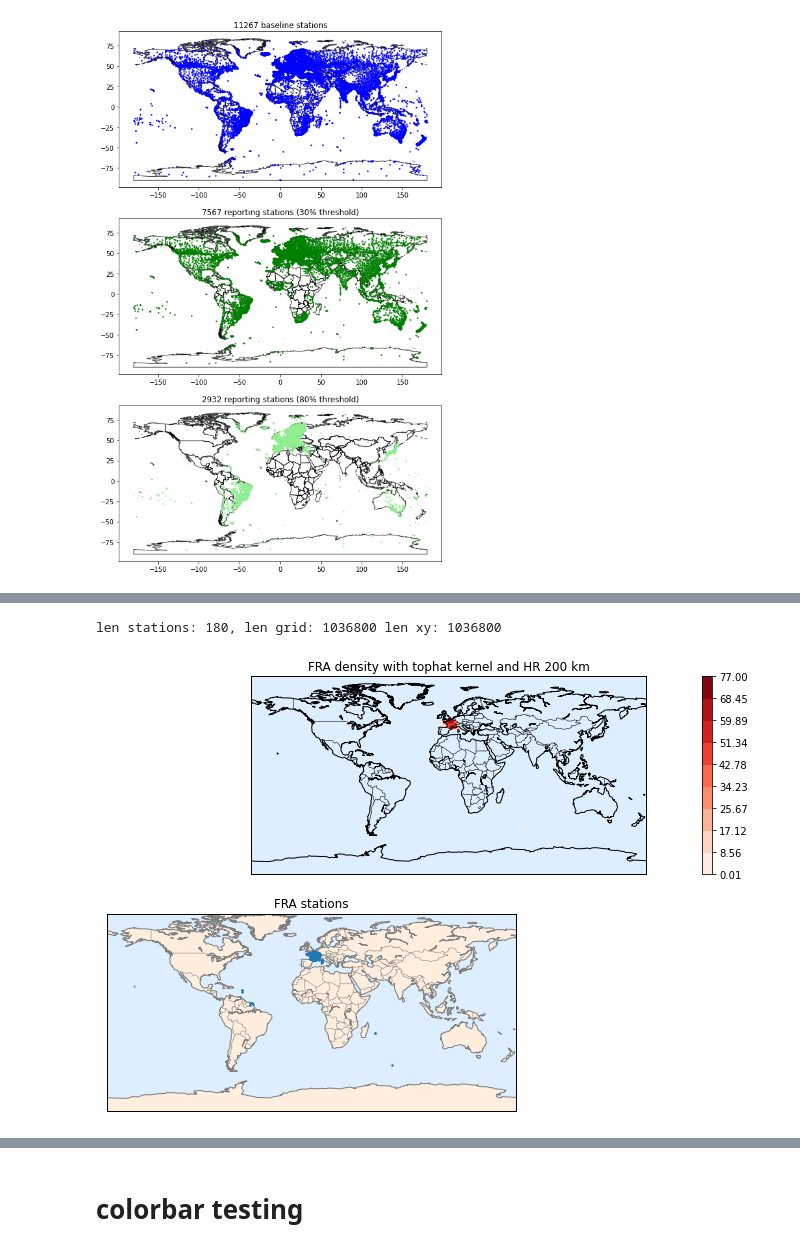
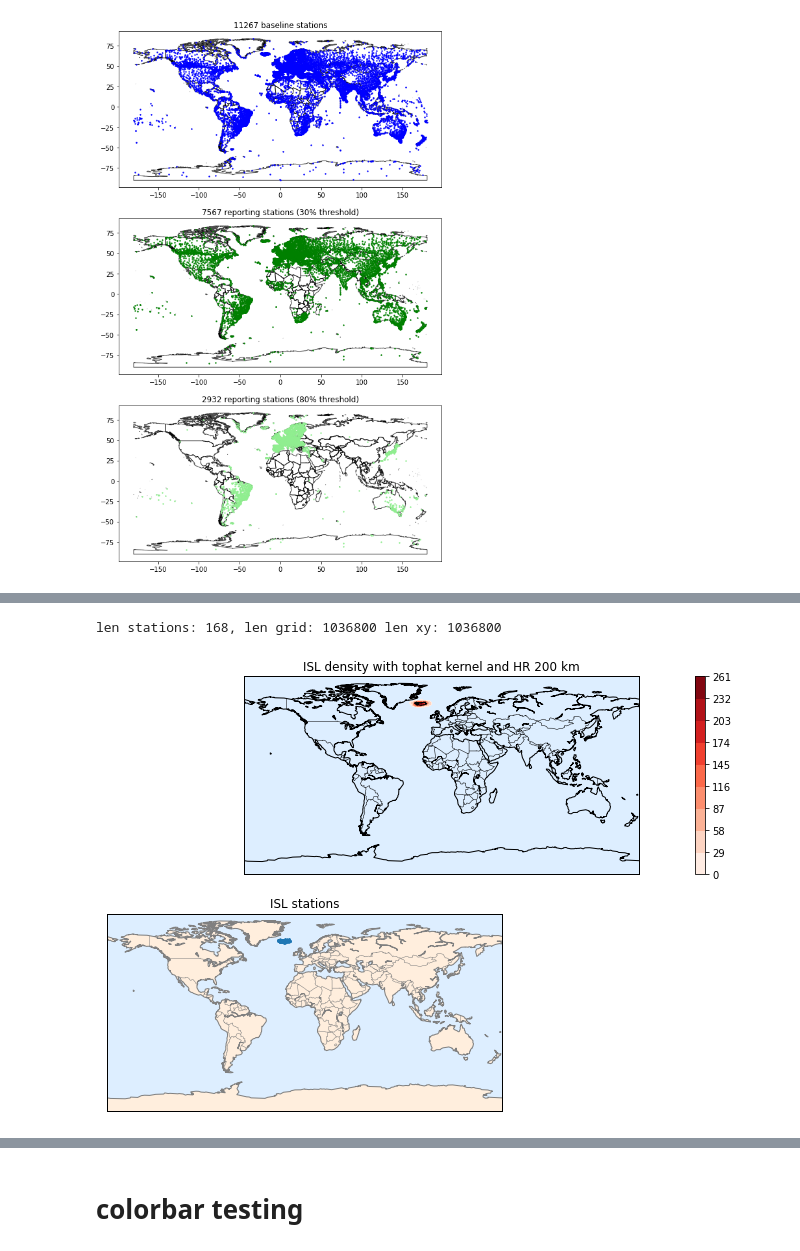
Before and after one commit to kurt-hectic/wmo-notebooks, a Jupyter notebook: GBON HR definitions.ipynb, the cells around one changed output, grey strips where cells are left out. Drawn from its saved outputs; the diff is of its cells as text; code cells hidden in the pictures.

```diff
--- a/GBON HR definitions.ipynb
+++ b/GBON HR definitions.ipynb
@@ -410,7 +415,3 @@ def construct_global_grid(world,eez,width=0.05):
     return xy,gdf_grid[["POL_C_CODE",]],X,Y
 
 xy,gdf_grid,X,Y=construct_global_grid(gdf_world_area,gdf_eez)
-# %%
-iso3="IND"
-ax=gdf_world.plot(figsize=(20,20))
-gpd.GeoDataFrame( geometry=gpd.points_from_xy( xy[gdf_grid.POL_C_CODE==iso3,1], xy[gdf_grid.POL_C_CODE==iso3,0] ) , crs="epsg:4326" ).plot(ax=ax,color="red")
@@ -422,6 +420,10 @@ def compute_density(stations,grid,xy,X,Y,iso3,plot=True):
 
     stations=stations[stations.country_id==iso3]
     print("len stations: {}, len grid: {} len xy: {}".format(len(stations),len(grid),len(xy)))
+
+    if len(stations)==0:
+        ret = np.zeros(1)
+        return ret , ret==0
 
     latlong=np.vstack([stations.geometry.y,stations.geometry.x]).T
 
@@ -454,39 +456,35 @@ def compute_density(stations,grid,xy,X,Y,iso3,plot=True):
     # evaluate only on the land: -9999 indicates ocean
     Z = np.full(country_mask.shape[0], -1)
     Z[country_mask] = np.exp(kde.score_samples(xy))
     Z = Z.reshape(X.shape)
 
     if plot:
         # plot contours of the density
         levels = np.linspace(0.01,Z.max(),10)
 
         cs3 = ax[0].contourf(X, Y, Z, levels=levels, cmap=cmap)
         #cs3 = ax[0].contourf(X, Y, Z,  cmap=cmap)
 
         fig.colorbar(cs3,ax=ax[0])
 
         # plot points for comparison
         m = Basemap(projection='cyl', resolution='c',
-                    llcrnrlat=ygrid.min(), urcrnrlat=ygrid.max(),
-                    llcrnrlon=xgrid.min(), urcrnrlon=xgrid.max(),ax=ax[1])
+                    llcrnrlat=Y.min(), urcrnrlat=Y.max(),
+                    llcrnrlon=X.min(), urcrnrlon=X.max(),ax=ax[1])
         m.drawmapboundary(fill_color='#DDEEFF')
         m.fillcontinents(color='#FFEEDD')
         m.drawcoastlines(color='gray', zorder=2)
         m.drawcountries(color='gray', zorder=2)
 
         # plot locations
         m.scatter(latlong[:, 1], latlong[:, 0], zorder=3, s=2,
                    cmap='rainbow', latlon=True);
 
         ax[1].set_title(iso3+" stations")
 
     return Z,country_mask
 
-
-#plt.savefig(r'C:\TEMP\GBON-KDE-tophat.png')
-# def compute_density(stations,grid,xy,iso3,plot=True):
-
-density,mask = compute_density(gdf_baseline,gdf_grid,xy,X,Y,"FRA")
+density,mask = compute_density(gdf_baseline,gdf_grid,xy,X,Y,"ISL",plot=True)
 # %% [output]
-len stations: 180, len grid: 1036800 len xy: 1036800
+len stations: 168, len grid: 1036800 len xy: 1036800
-[figure, old version]
+[figure, new version]
```
Also changed, not shown: parts of 23 cells of this notebook.
